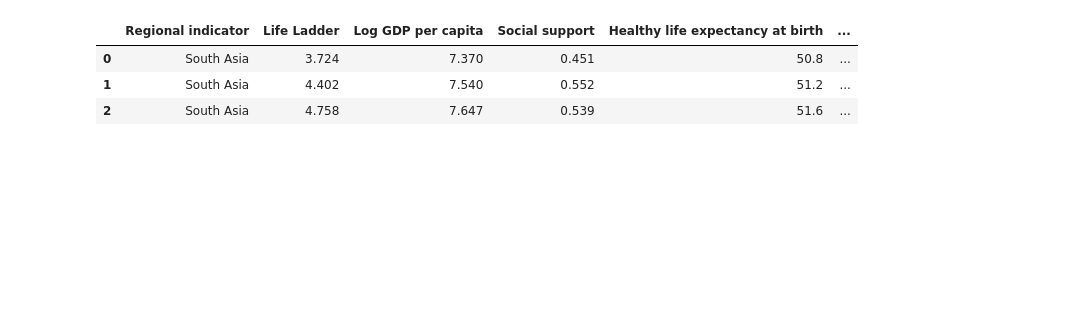
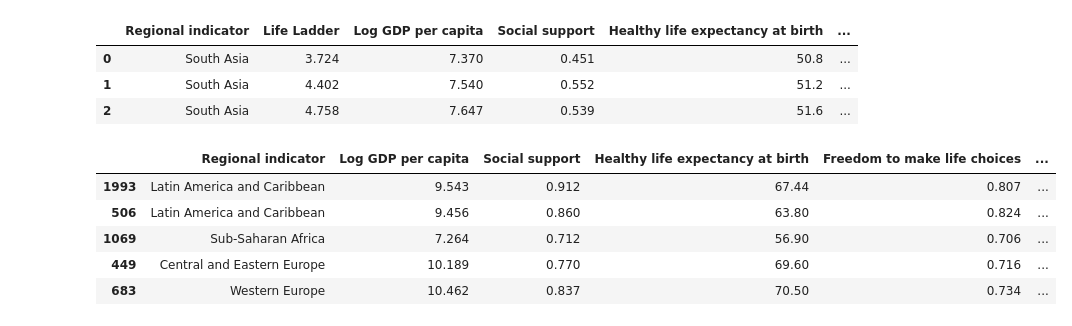
Before and after one commit to SkylerAuraArena/happinessmeter, a Jupyter notebook: notebooks/Victor_Featureengenering.ipynb, the cells around one changed output. Drawn from its saved outputs; the diff is of its cells as text; code cells hidden in the pictures; blank space fills up the shorter version.

```diff
--- a/notebooks/Victor_Featureengenering.ipynb
+++ b/notebooks/Victor_Featureengenering.ipynb
@@ -39,6 +48,15 @@ df_global2_X=df_global2_nocountry.drop(['Life Ladder'],axis=1)
 from sklearn.model_selection import train_test_split
 
 X_train,X_test,y_train,y_test=train_test_split(df_global2_X,df_global2_y,test_size=0.20)
+# %%
+X_train.head(5)
+# %% [output]
+|  | Regional indicator | Log GDP per capita | Social support | Healthy life expectancy at birth | Freedom to make life choices | ... |
+| 1993 | Latin America and Caribbean | 9.543 | 0.912 | 67.44 | 0.807 | ... |
+| 506 | Latin America and Caribbean | 9.456 | 0.860 | 63.80 | 0.824 | ... |
+| 1069 | Sub-Saharan Africa | 7.264 | 0.712 | 56.90 | 0.706 | ... |
+| 449 | Central and Eastern Europe | 10.189 | 0.770 | 69.60 | 0.716 | ... |
+| 683 | Western Europe | 10.462 | 0.837 | 70.50 | 0.734 | ... |
 # %%
 #On peut maintenant encoder les colonnes 'Regional indicator' avec le OneHotEncoder car il ne s'agit pas de donnée ordinales
 X_train=pd.get_dummies(X_train,columns=['Regional indicator'])
```
Also changed, not shown: parts of 2 cells of this notebook, 5 other files.
